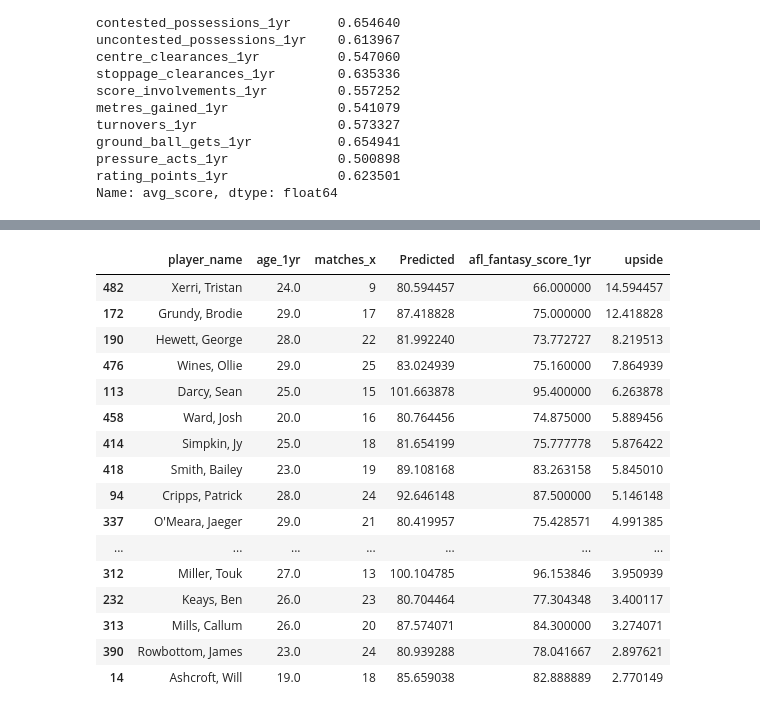
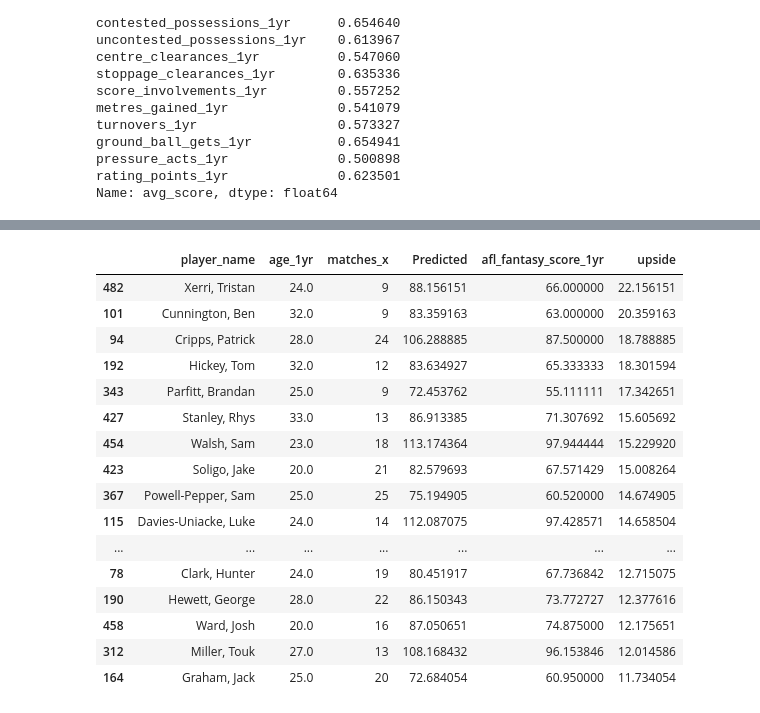
Before and after one commit to malikpri90/Outside_Work, a Jupyter notebook: AFL Fantasy/Model_build_GLM.ipynb, the cells around one changed output, grey strips where cells are left out. Cells and saved outputs as stored; diff of their text form; code cells hidden in the pictures.

```diff
--- a/AFL Fantasy/Model_build_GLM.ipynb
+++ b/AFL Fantasy/Model_build_GLM.ipynb
@@ -627 +622,17 @@ X_new = factors_23
+# %%
+y = factors['avg_score']
+
+X = factors.drop(['avg_score'], axis = 1)
+
+X_new = factors_23
+
+## Standardise factors between 0 and 1
+scaler = preprocessing.MinMaxScaler()
+
+d = scaler.fit_transform(X)
+X = pd.DataFrame(d, columns=X.columns)
+
+## Scale 2023 factors for predictions as well
+d_new = scaler.fit_transform(X_new)
+X_new = pd.DataFrame(d_new, columns=X_new.columns)
 # %%
@@ -631,11 +654,13 @@ X_new.shape
 # %%
+# Load model
+
 from sklearn.model_selection import train_test_split
 
 pd.DataFrame(X).fillna(0)
 
 X_train,X_test,y_train,y_test=train_test_split(
     X,y,
-    train_size = 0.80,
+    train_size = 0.70,
     random_state = 1)
 
 
@@ -833,7 +770,7 @@ plt.legend(['train', 'test'], loc='lower right')
 # %%
 
 #predict using new data
-y_pred_new = lineg_model.predict(X_new)
+y_pred_new = lr.predict(X_new)
 y_pred_new = pd.DataFrame({'Predicted' : y_pred_new})
 
 X_new_reset = X_new.reset_index()
@@ -897,21 +837,21 @@ pred_output[['player_name','age_1yr', 'matches_x','Predicted','afl_fantasy_score
 # %%
 pred_output[['player_name','age_1yr', 'matches_x','Predicted','afl_fantasy_score_1yr', 'upside']].sort_values(by=['upside'], ascending=False)\
-    .query('Predicted >= 80').head(20)
+    .query('Predicted >= 70').head(20)
 # %% [output]
 |  | player_name | age_1yr | matches_x | Predicted | afl_fantasy_score_1yr | upside |
-| 482 | Xerri, Tristan | 24.0 | 9 | 80.594457 | 66.000000 | 14.594457 |
-| 172 | Grundy, Brodie | 29.0 | 17 | 87.418828 | 75.000000 | 12.418828 |
-| 190 | Hewett, George | 28.0 | 22 | 81.992240 | 73.772727 | 8.219513 |
-| 476 | Wines, Ollie | 29.0 | 25 | 83.024939 | 75.160000 | 7.864939 |
-| 113 | Darcy, Sean | 25.0 | 15 | 101.663878 | 95.400000 | 6.263878 |
-| 458 | Ward, Josh | 20.0 | 16 | 80.764456 | 74.875000 | 5.889456 |
-| 414 | Simpkin, Jy | 25.0 | 18 | 81.654199 | 75.777778 | 5.876422 |
-| 418 | Smith, Bailey | 23.0 | 19 | 89.108168 | 83.263158 | 5.845010 |
-| 94 | Cripps, Patrick | 28.0 | 24 | 92.646148 | 87.500000 | 5.146148 |
-| 337 | O'Meara, Jaeger | 29.0 | 21 | 80.419957 | 75.428571 | 4.991385 |
+| 482 | Xerri, Tristan | 24.0 | 9 | 88.156151 | 66.000000 | 22.156151 |
+| 101 | Cunnington, Ben | 32.0 | 9 | 83.359163 | 63.000000 | 20.359163 |
+| 94 | Cripps, Patrick | 28.0 | 24 | 106.288885 | 87.500000 | 18.788885 |
+| 192 | Hickey, Tom | 32.0 | 12 | 83.634927 | 65.333333 | 18.301594 |
+| 343 | Parfitt, Brandan | 25.0 | 9 | 72.453762 | 55.111111 | 17.342651 |
+| 427 | Stanley, Rhys | 33.0 | 13 | 86.913385 | 71.307692 | 15.605692 |
+| 454 | Walsh, Sam | 23.0 | 18 | 113.174364 | 97.944444 | 15.229920 |
+| 423 | Soligo, Jake | 20.0 | 21 | 82.579693 | 67.571429 | 15.008264 |
+| 367 | Powell-Pepper, Sam | 25.0 | 25 | 75.194905 | 60.520000 | 14.674905 |
+| 115 | Davies-Uniacke, Luke | 24.0 | 14 | 112.087075 | 97.428571 | 14.658504 |
 | ... | ... | ... | ... | ... | ... | ... |
-| 312 | Miller, Touk | 27.0 | 13 | 100.104785 | 96.153846 | 3.950939 |
-| 232 | Keays, Ben | 26.0 | 23 | 80.704464 | 77.304348 | 3.400117 |
-| 313 | Mills, Callum | 26.0 | 20 | 87.574071 | 84.300000 | 3.274071 |
-| 390 | Rowbottom, James | 23.0 | 24 | 80.939288 | 78.041667 | 2.897621 |
-| 14 | Ashcroft, Will | 19.0 | 18 | 85.659038 | 82.888889 | 2.770149 |
+| 78 | Clark, Hunter | 24.0 | 19 | 80.451917 | 67.736842 | 12.715075 |
+| 190 | Hewett, George | 28.0 | 22 | 86.150343 | 73.772727 | 12.377616 |
+| 458 | Ward, Josh | 20.0 | 16 | 87.050651 | 74.875000 | 12.175651 |
+| 312 | Miller, Touk | 27.0 | 13 | 108.168432 | 96.153846 | 12.014586 |
+| 164 | Graham, Jack | 25.0 | 20 | 72.684054 | 60.950000 | 11.734054 |
```
Also changed, not shown: parts of 24 cells of this notebook.
